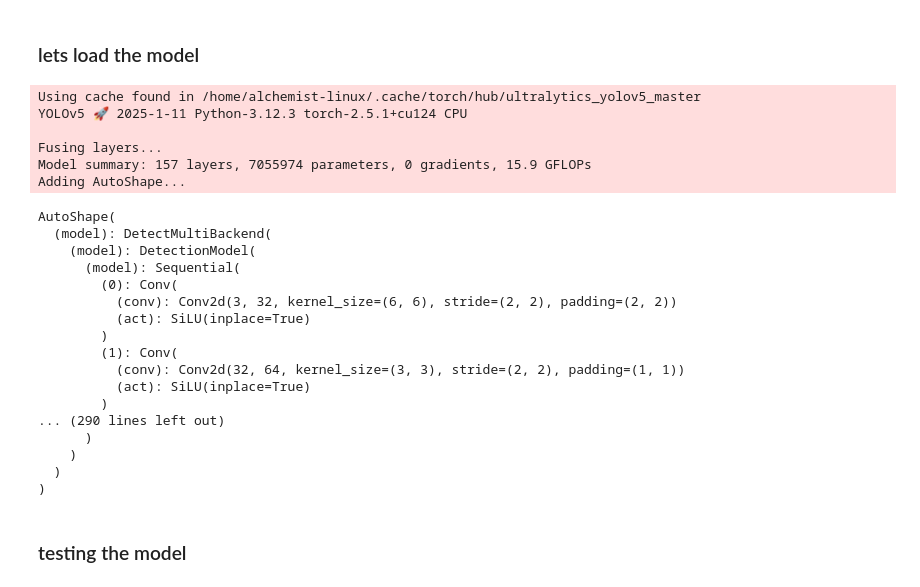
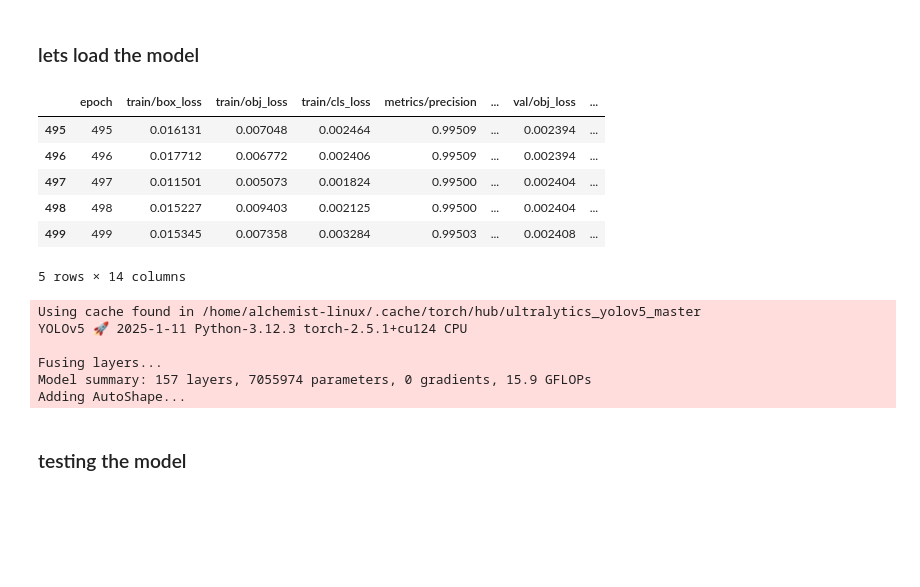
Before and after one commit to Arash-Rayan/computer_vision_YOLO, a Jupyter notebook: main.ipynb, the cells around one changed output. Saved outputs shown, nothing was run; the diff lists cells and outputs as text; code cells hidden in the pictures; blank space fills up the shorter version.

```diff
--- a/main.ipynb
+++ b/main.ipynb
@@ -106,8 +108,24 @@ Results saved to runs/train/exp19
 # %% [markdown]
 ### lets load the model
+# %%
+import pandas as pd
+
+# Load the results CSV file
+results_path = 'yolov5/runs/train/exp18/results.csv'
+df = pd.read_csv(results_path)
+
+# Print out the results (last epoch details)
+df.tail()
+# %% [output]
+|  | epoch | train/box_loss | train/obj_loss | train/cls_loss | metrics/precision | ... | val/obj_loss | ... |
+| 495 | 495 | 0.016131 | 0.007048 | 0.002464 | 0.99509 | ... | 0.002394 | ... |
+| 496 | 496 | 0.017712 | 0.006772 | 0.002406 | 0.99509 | ... | 0.002394 | ... |
+| 497 | 497 | 0.011501 | 0.005073 | 0.001824 | 0.99500 | ... | 0.002404 | ... |
+| 498 | 498 | 0.015227 | 0.009403 | 0.002125 | 0.99500 | ... | 0.002404 | ... |
+| 499 | 499 | 0.015345 | 0.007358 | 0.003284 | 0.99503 | ... | 0.002408 | ... |
+5 rows × 14 columns
 # %%
 model = torch.hub.load('ultralytics/yolov5' , 'custom' , path='yolov5/runs/train/exp18/weights/last.pt')
-model
 # %% [output]
 Using cache found in /home/alchemist-linux/.cache/torch/hub/ultralytics_yolov5_master
 YOLOv5 🚀 2025-1-11 Python-3.12.3 torch-2.5.1+cu124 CPU
@@ -115,23 +133,6 @@ YOLOv5 🚀 2025-1-11 Python-3.12.3 torch-2.5.1+cu124 CPU
 Fusing layers...
 Model summary: 157 layers, 7055974 parameters, 0 gradients, 15.9 GFLOPs
 Adding AutoShape...
-AutoShape(
-  (model): DetectMultiBackend(
-    (model): DetectionModel(
-      (model): Sequential(
-        (0): Conv(
-          (conv): Conv2d(3, 32, kernel_size=(6, 6), stride=(2, 2), padding=(2, 2))
-          (act): SiLU(inplace=True)
-        )
-        (1): Conv(
-          (conv): Conv2d(32, 64, kernel_size=(3, 3), stride=(2, 2), padding=(1, 1))
-          (act): SiLU(inplace=True)
-        )
-... (290 lines left out)
-      )
-    )
-  )
-)
 # %% [markdown]
 ### testing the model
 # %%
```
Also changed, not shown: parts of 6 cells of this notebook.
